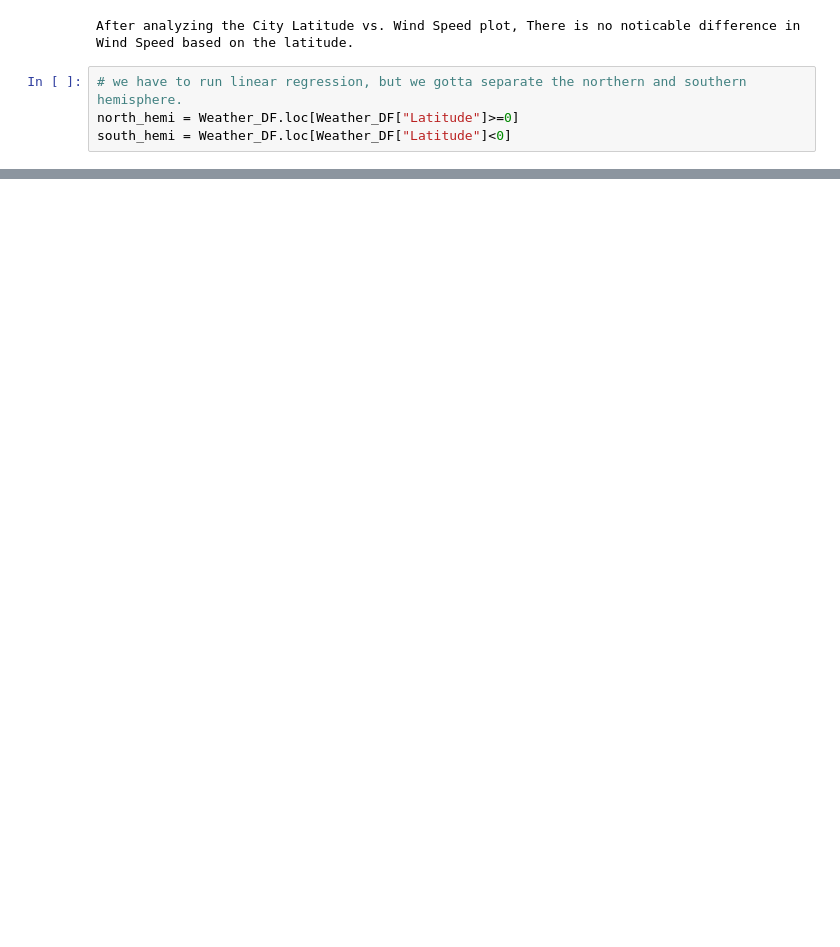
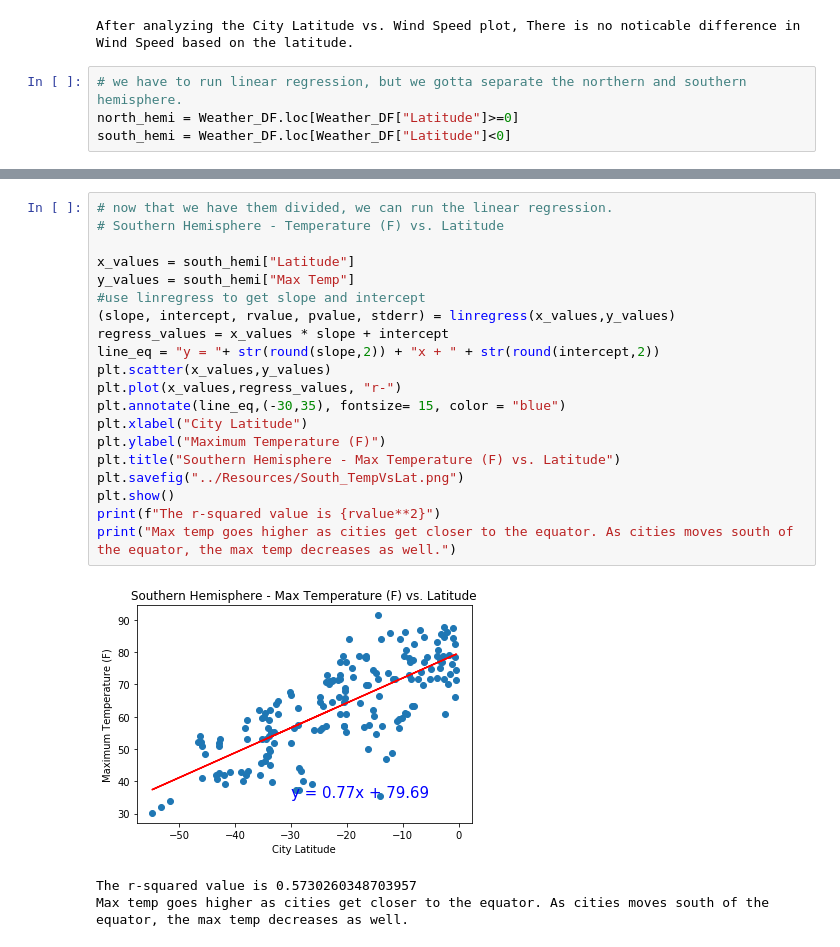
Before and after one commit to YongsenMercier/python-api-challenge, a Jupyter notebook: WeatherPy/WeatherPy.ipynb, the cells around one changed output, grey strips where cells are left out. Cells and saved outputs as stored; diff of their text form; blank space fills up the shorter version.

```diff
--- a/WeatherPy/WeatherPy.ipynb
+++ b/WeatherPy/WeatherPy.ipynb
@@ -202,0 +220,24 @@ The r-squared value is 0.5167240218639333
+# %%
+# now that we have them divided, we can run the linear regression.
+# Southern Hemisphere - Temperature (F) vs. Latitude
+
+x_values = south_hemi["Latitude"]
+y_values = south_hemi["Max Temp"]
+#use linregress to get slope and intercept
+(slope, intercept, rvalue, pvalue, stderr) = linregress(x_values,y_values)
+regress_values = x_values * slope + intercept
+line_eq = "y = "+ str(round(slope,2)) + "x + " + str(round(intercept,2))
+plt.scatter(x_values,y_values)
+plt.plot(x_values,regress_values, "r-")
+plt.annotate(line_eq,(-30,35), fontsize= 15, color = "blue")
+plt.xlabel("City Latitude")
+plt.ylabel("Maximum Temperature (F)")
+plt.title("Southern Hemisphere - Max Temperature (F) vs. Latitude")
+plt.savefig("../Resources/South_TempVsLat.png")
+plt.show()
+print(f"The r-squared value is {rvalue**2}")
+print("Max temp goes higher as cities get closer to the equator. As cities moves south of the equator, the max temp decreases as well.")
+# %% [output]
+[figure, added]
+The r-squared value is 0.5730260348703957
+Max temp goes higher as cities get closer to the equator. As cities moves south of the equator, the max temp decreases as well.
```
Also changed, not shown: parts of 16 cells of this notebook, 14 other files.
